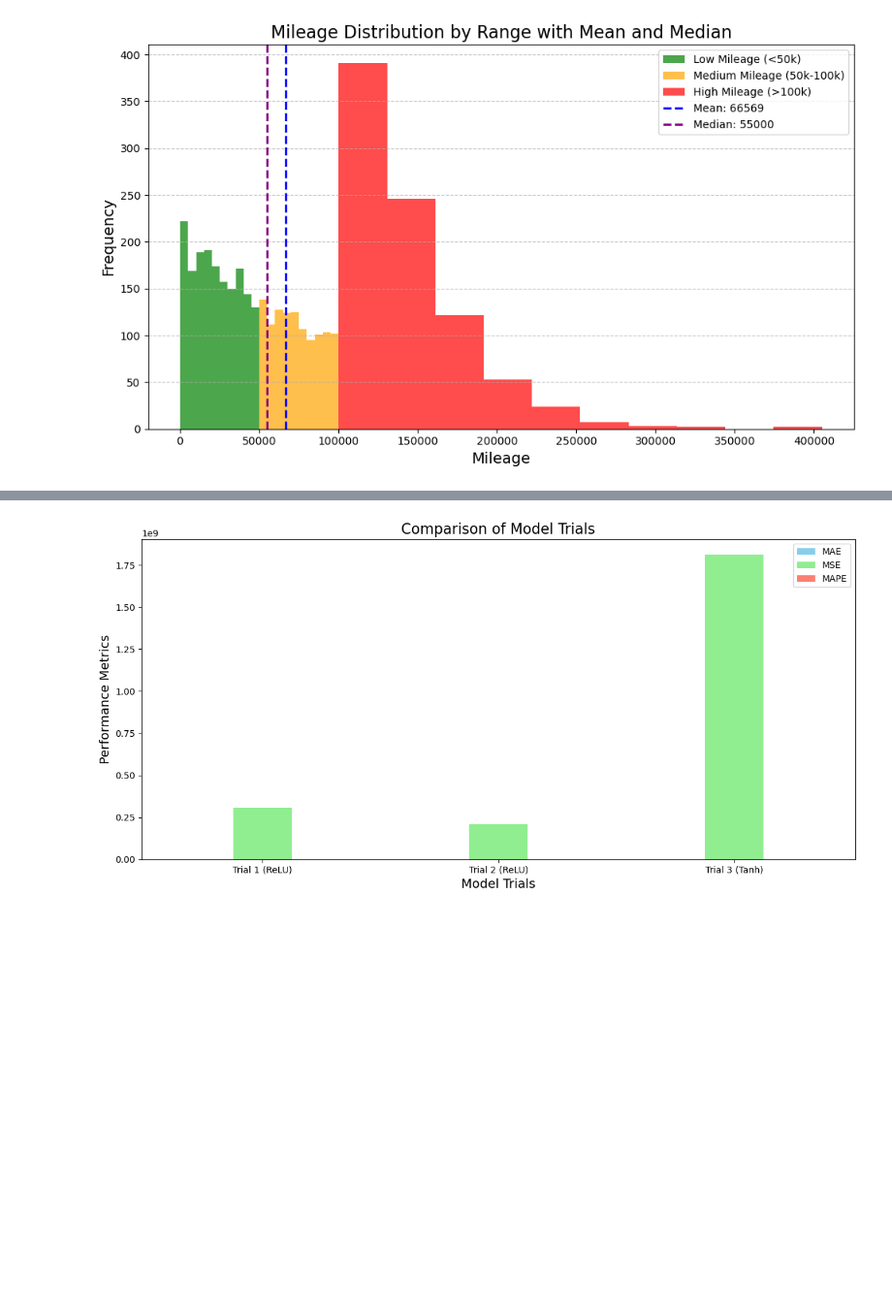
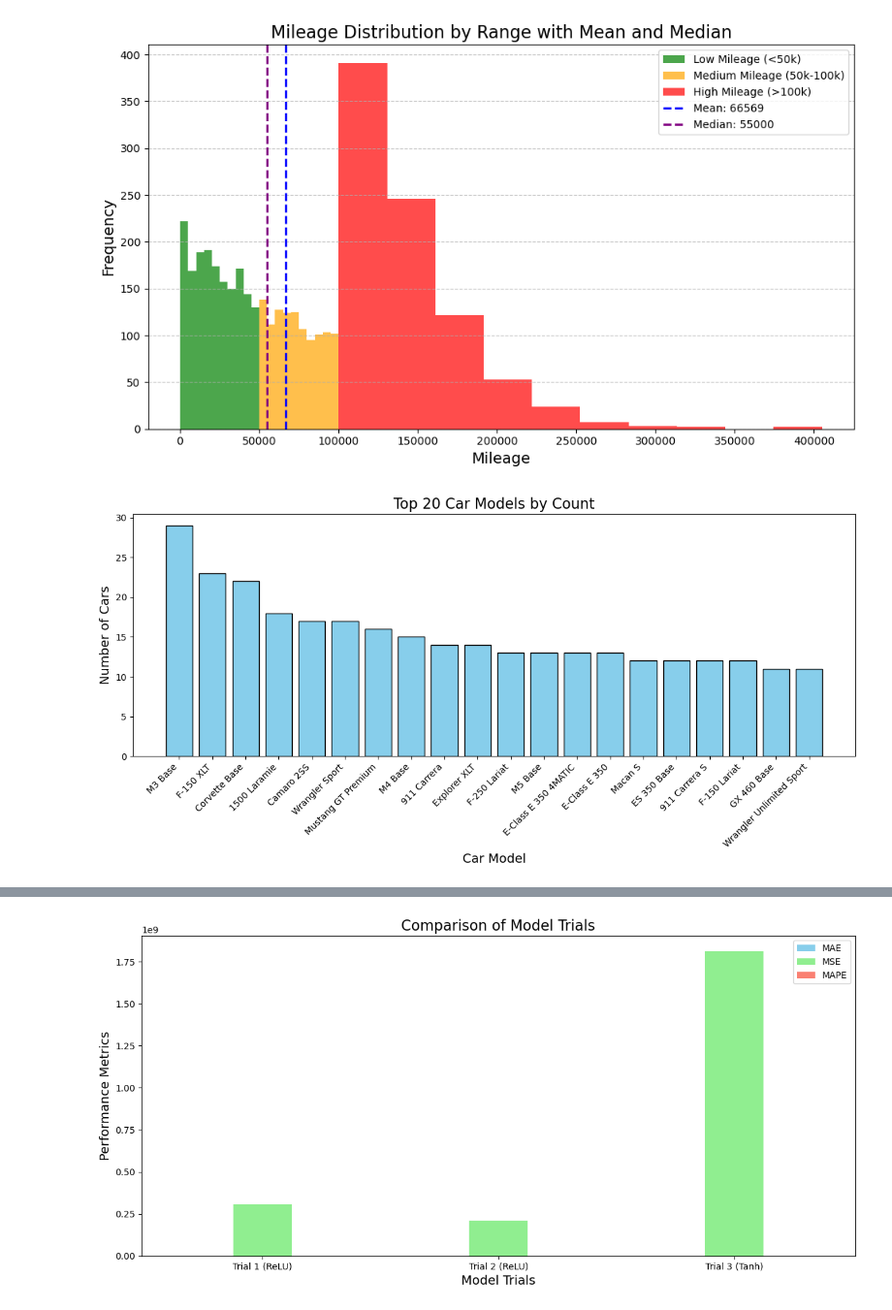
Before and after one commit to jiwenofu/Neural-Network-Project, a Jupyter notebook: ANN_Project.ipynb, the cells around one changed output, grey strips where cells are left out. Shown: that part at 97% size. Drawn from its saved outputs; the diff is of its cells as text; code cells hidden in the pictures; blank space fills up the shorter version.

Commit message:
Added more plots

```diff
--- a/ANN_Project.ipynb
+++ b/ANN_Project.ipynb
@@ -657,3 +657,21 @@ plt.tight_layout()
 plt.show()
 # %% [output]
 [figure]
+# %%
+# Count the number of cars for each model
+model_counts = used_cars_final['model'].value_counts()
+
+# Select the top 20 models
+top_models = model_counts.head(20)
+
+# Plot the top 20 models and their counts
+plt.figure(figsize=(12, 6))
+plt.bar(top_models.index, top_models.values, color='skyblue', edgecolor='black')
+plt.title('Top 20 Car Models by Count', fontsize=16)
+plt.xlabel('Car Model', fontsize=14)
+plt.ylabel('Number of Cars', fontsize=14)
+plt.xticks(rotation=45, fontsize=10, ha='right')
+plt.tight_layout()
+plt.show()
+# %% [output]
+[figure, added]
```
Also changed, not shown: parts of 1 cell of this notebook.
